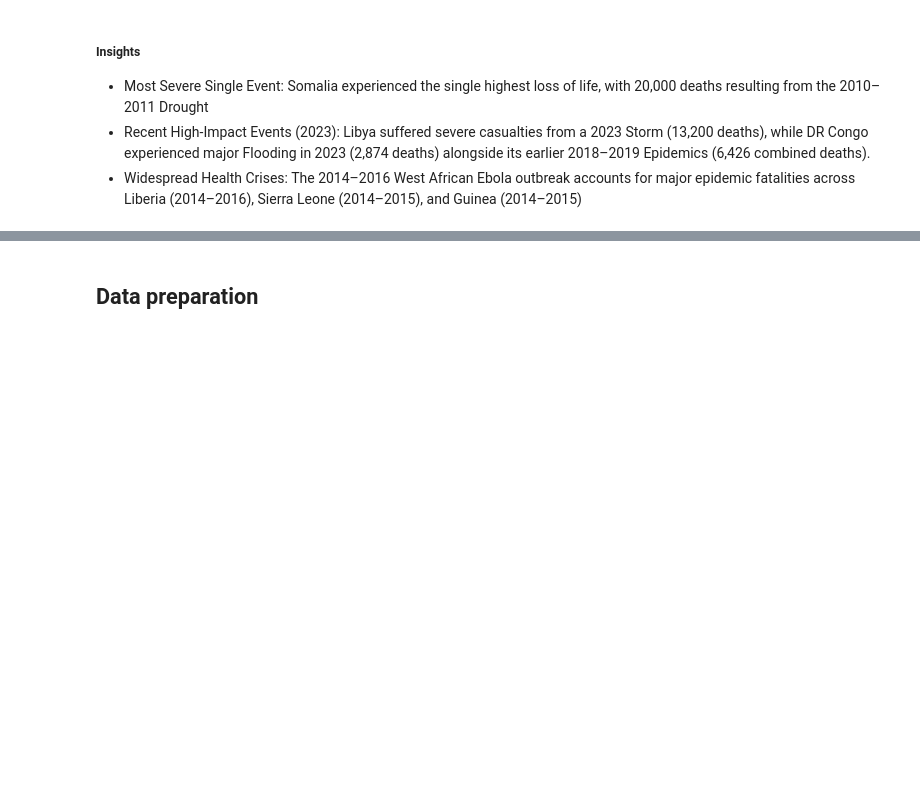
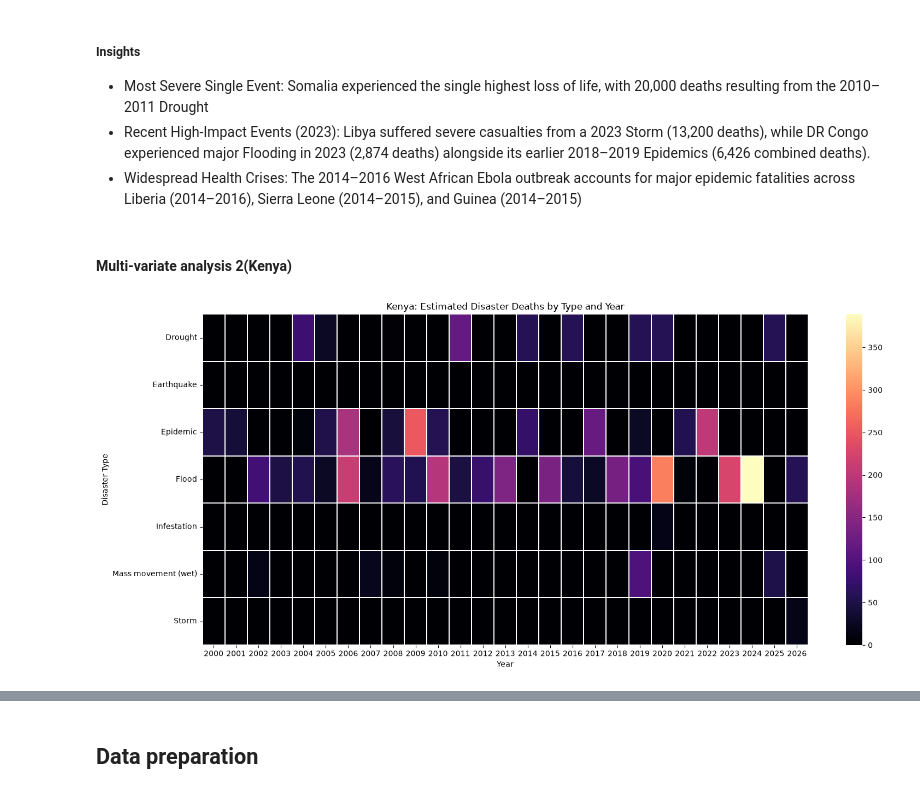
Before and after one commit to abelkk/Africa-Disaster-Impact-Predictor, a Jupyter notebook: noteboooks/app.ipynb, the cells around one changed output, grey strips where cells are left out. Saved outputs shown, nothing was run; the diff lists cells and outputs as text; code cells hidden in the pictures; blank space fills up the shorter version.

```diff
--- a/noteboooks/app.ipynb
+++ b/noteboooks/app.ipynb
@@ -351,3 +347,32 @@ plt.show()
 - Most Severe Single Event: Somalia experienced the single highest loss of life, with 20,000 deaths resulting from the 2010–2011 Drought
 - Recent High-Impact Events (2023): Libya suffered severe casualties from a 2023 Storm (13,200 deaths), while DR Congo experienced major Flooding in 2023 (2,874 deaths) alongside its earlier 2018–2019 Epidemics (6,426 combined deaths).
 - Widespread Health Crises: The 2014–2016 West African Ebola outbreak accounts for major epidemic fatalities across Liberia (2014–2016), Sierra Leone (2014–2015), and Guinea (2014–2015)
+# %% [markdown]
+#### **Multi-variate analysis 2(Kenya)**
+# %%
+kenya_df = df[df["ISO"] == "KEN"].copy()
+kenya_df = kenya_df.dropna(
+    subset=["Start Year", "Disaster Type", "Estimated Deaths"]
+)
+kenya_analysis = (
+    kenya_df.groupby(["Start Year", "Disaster Type"])["Estimated Deaths"]
+    .sum()
+    .reset_index()
+)
+# %%
+heatmap_data = kenya_analysis.pivot(
+    index="Disaster Type",
+    columns="Start Year",
+    values="Estimated Deaths"
+).fillna(0)
+
+plt.figure(figsize=(16, 7))
+sns.heatmap(heatmap_data, cmap="magma", linewidths=0.3,linecolor="white",annot=False,)
+
+plt.title("Kenya: Estimated Disaster Deaths by Type and Year")
+plt.xlabel("Year")
+plt.ylabel("Disaster Type")
+plt.tight_layout()
+plt.show()
+# %% [output]
+[figure, added]
```
Also changed, not shown: parts of 13 cells of this notebook.
